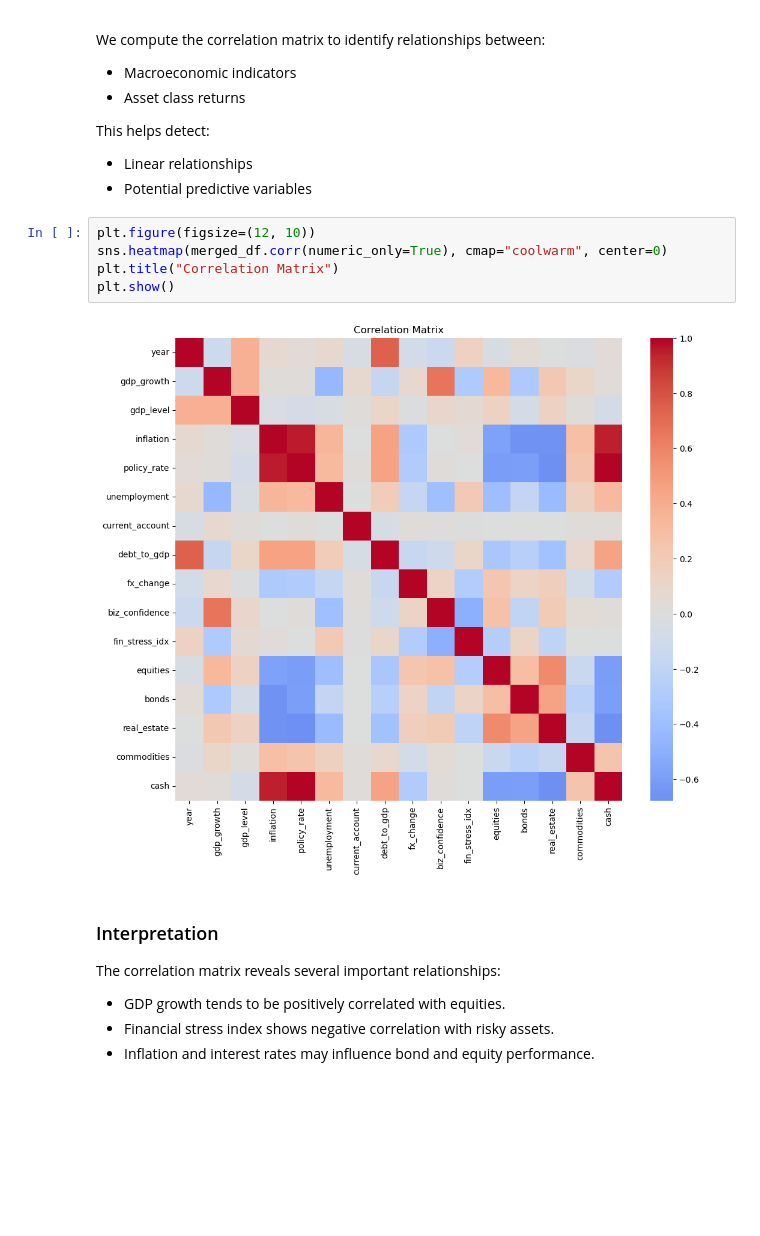
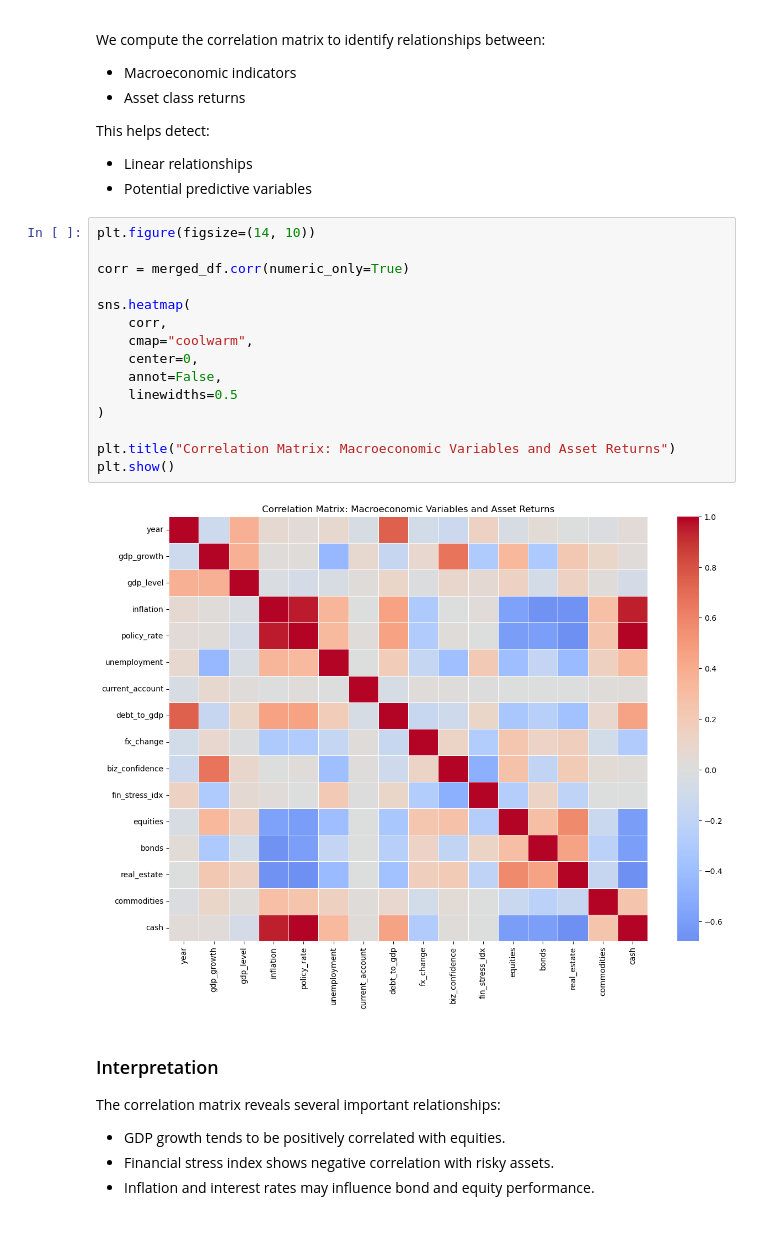
Before and after one commit to Wexwer/Macroeconomics-Indicators-Effect, a Jupyter notebook: Data Science/Exam-Project/Data Source/macroeconomic_indicators_effect_project.ipynb, the cells around one changed output. Drawn from its saved outputs; the diff is of its cells as text; blank space fills up the shorter version.

```diff
--- a/Data Science/Exam-Project/Data Source/macroeconomic_indicators_effect_project.ipynb
+++ b/Data Science/Exam-Project/Data Source/macroeconomic_indicators_effect_project.ipynb
@@ -626,12 +626,22 @@ This helps detect:
 - Linear relationships
 - Potential predictive variables
 # %%
-plt.figure(figsize=(12, 10))
-sns.heatmap(merged_df.corr(numeric_only=True), cmap="coolwarm", center=0)
-plt.title("Correlation Matrix")
+plt.figure(figsize=(14, 10))
+
+corr = merged_df.corr(numeric_only=True)
+
+sns.heatmap(
+    corr,
+    cmap="coolwarm",
+    center=0,
+    annot=False,
+    linewidths=0.5
+)
+
+plt.title("Correlation Matrix: Macroeconomic Variables and Asset Returns")
 plt.show()
 # %% [output]
-[figure, old version]
+[figure, new version]
 # %% [markdown]
 ### Interpretation
 
```
Also changed, not shown: parts of 17 cells of this notebook.
